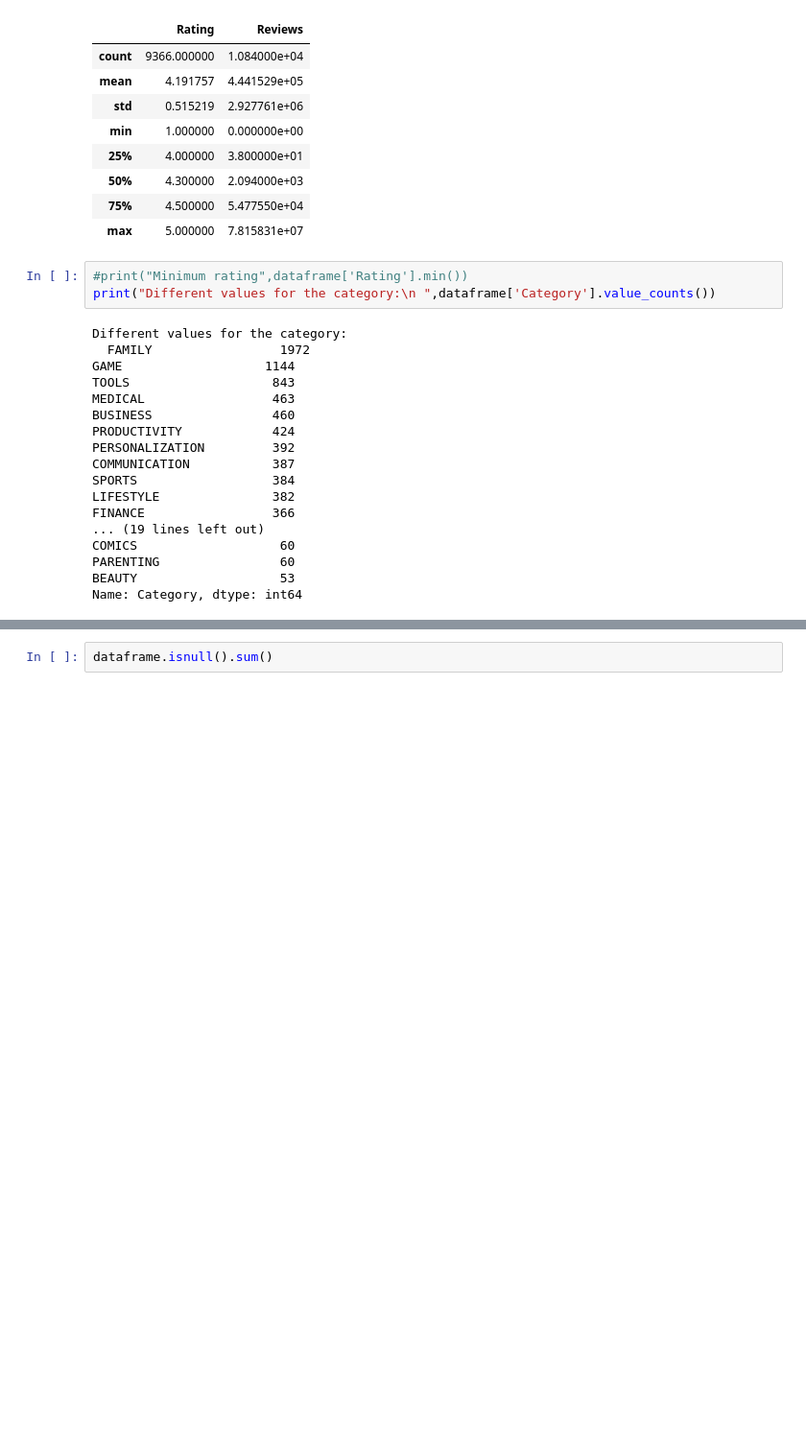
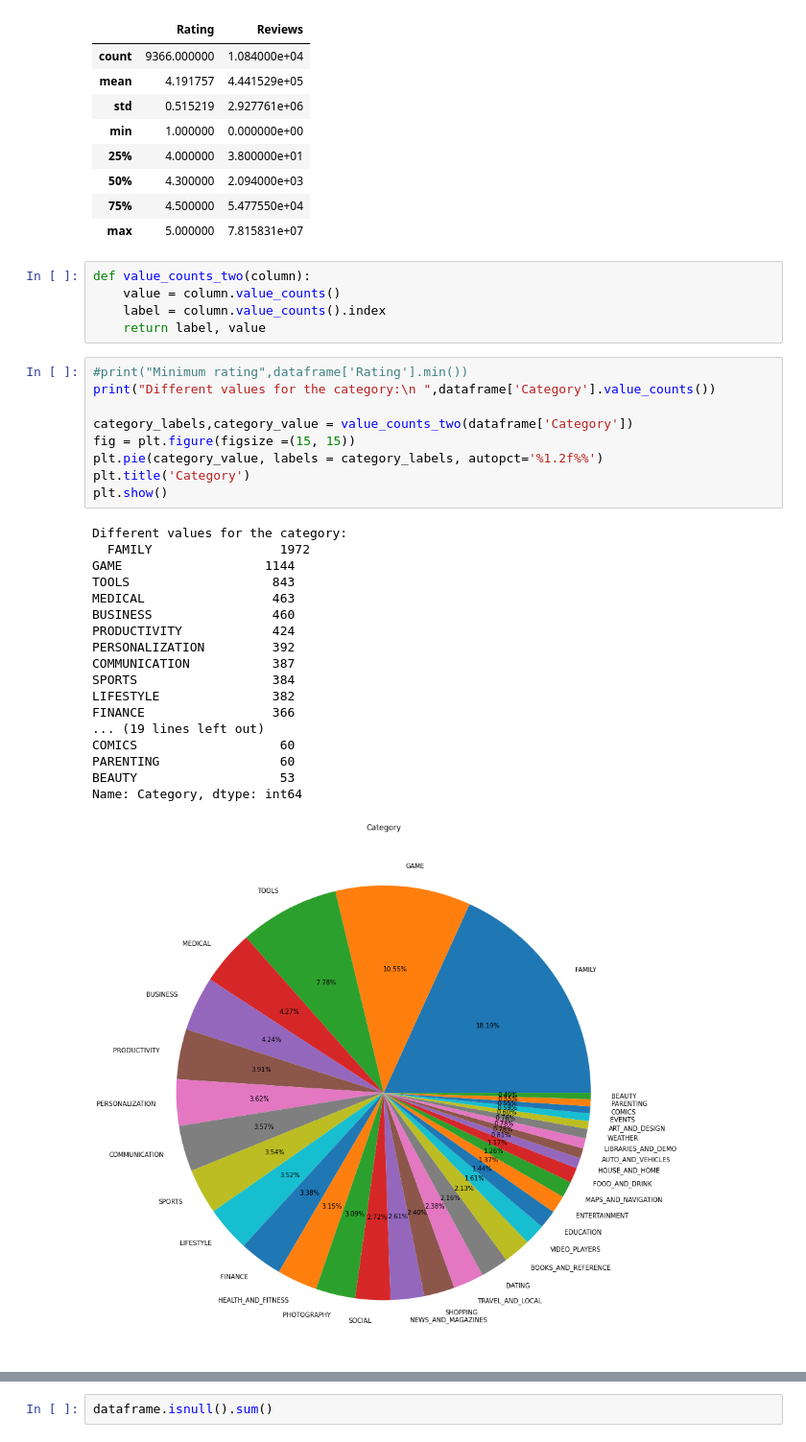
Before and after one commit to mirjanaz200/Play-Store-Clusterization, a Jupyter notebook: PlayStoreClusterization.ipynb, the cells around one changed output, grey strips where cells are left out. Shown at 96% size. Saved outputs shown, nothing was run; the diff lists cells and outputs as text; blank space fills up the shorter version.

```diff
--- a/PlayStoreClusterization.ipynb
+++ b/PlayStoreClusterization.ipynb
@@ -28,27 +31,39 @@ dataframe.describe()
 | 50% | 4.300000 | 2.094000e+03 |
 | 75% | 4.500000 | 5.477550e+04 |
 | max | 5.000000 | 7.815831e+07 |
+# %%
+def value_counts_two(column):
+    value = column.value_counts()
+    label = column.value_counts().index
+    return label, value
 # %%
 #print("Minimum rating",dataframe['Rating'].min())
 print("Different values for the category:\n ",dataframe['Category'].value_counts())
+
+category_labels,category_value = value_counts_two(dataframe['Category'])
+fig = plt.figure(figsize =(15, 15))
+plt.pie(category_value, labels = category_labels, autopct='%1.2f%%')
+plt.title('Category')
+plt.show()
 # %% [output]
 Different values for the category:
   FAMILY                 1972
 GAME                   1144
 TOOLS                   843
 MEDICAL                 463
 BUSINESS                460
 PRODUCTIVITY            424
 PERSONALIZATION         392
 COMMUNICATION           387
 SPORTS                  384
 LIFESTYLE               382
 FINANCE                 366
 ... (19 lines left out)
 COMICS                   60
 PARENTING                60
 BEAUTY                   53
 Name: Category, dtype: int64
+[figure, added]
 # %%
 print("Different values for the genres:\n ",dataframe['Genres'].value_counts())
 # %% [output]
```
Also changed, not shown: parts of 36 cells of this notebook.
